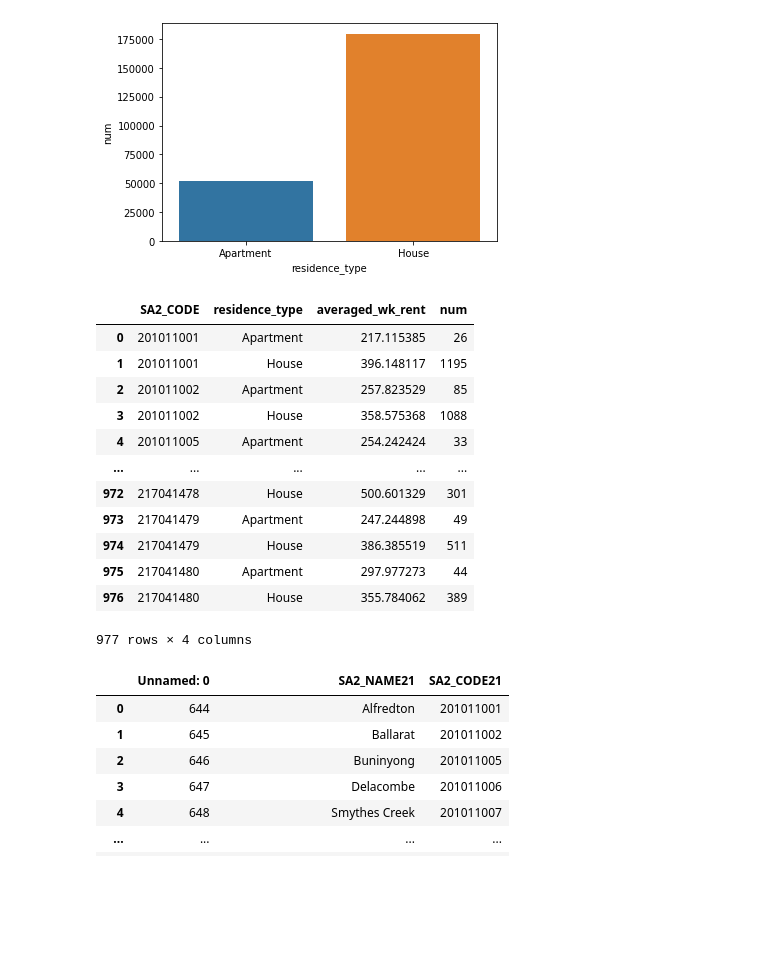
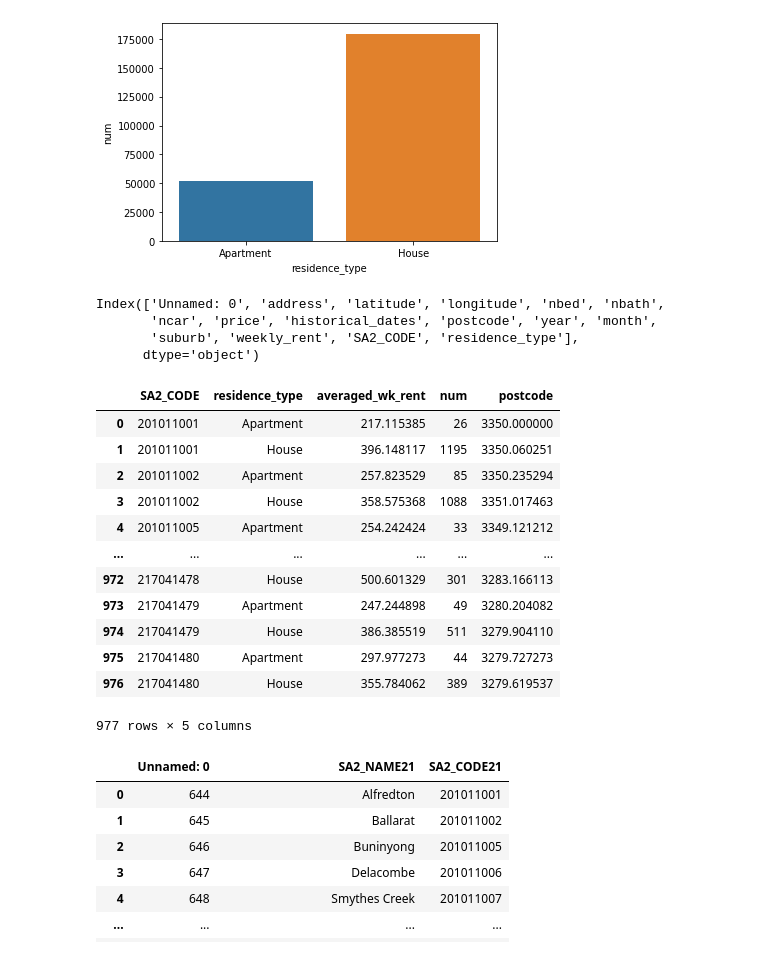
Before and after one commit to MAST30034-Applied-Data-Science/generic-real-estate-consulting-project-group-43, a Jupyter notebook: notebooks/preliminary_property.ipynb, the cells around one changed output. Drawn from its saved outputs; the diff is of its cells as text; code cells hidden in the pictures; blank space fills up the shorter version.

```diff
--- a/notebooks/preliminary_property.ipynb
+++ b/notebooks/preliminary_property.ipynb
@@ -52,33 +52,40 @@ ax = sns.barplot(
 )
 # %% [output]
 [figure]
+# %%
+df.columns
+# %% [output]
+Index(['Unnamed: 0', 'address', 'latitude', 'longitude', 'nbed', 'nbath',
+       'ncar', 'price', 'historical_dates', 'postcode', 'year', 'month',
+       'suburb', 'weekly_rent', 'SA2_CODE', 'residence_type'],
+      dtype='object')
 # %%
 
-sa2_df = df[['residence_type', 'year','weekly_rent','postcode','SA2_CODE']]\
+sa2_df = df[['residence_type', 'year','weekly_rent','postcode','SA2_CODE','Unnamed: 0']]\
         .groupby(['SA2_CODE' ,'residence_type'],as_index = False) \
         .agg(
             {\
                 'weekly_rent': 'mean', # count number of instances from sample
-                'postcode': 'count'
+                'Unnamed: 0': 'count',
             }
         ) \
-        .rename({'postcode': 'num','weekly_rent': 'averaged_wk_rent' }, axis=1)
+        .rename({'Unnamed: 0': 'num','weekly_rent': 'averaged_wk_rent' }, axis=1)
 
 sa2_df
 # %% [output]
-|  | SA2_CODE | residence_type | averaged_wk_rent | num |
-| 0 | 201011001 | Apartment | 217.115385 | 26 |
-| 1 | 201011001 | House | 396.148117 | 1195 |
-| 2 | 201011002 | Apartment | 257.823529 | 85 |
-| 3 | 201011002 | House | 358.575368 | 1088 |
-| 4 | 201011005 | Apartment | 254.242424 | 33 |
-| ... | ... | ... | ... | ... |
-| 972 | 217041478 | House | 500.601329 | 301 |
-| 973 | 217041479 | Apartment | 247.244898 | 49 |
-| 974 | 217041479 | House | 386.385519 | 511 |
-| 975 | 217041480 | Apartment | 297.977273 | 44 |
-| 976 | 217041480 | House | 355.784062 | 389 |
+|  | SA2_CODE | residence_type | averaged_wk_rent | num | postcode |
+| 0 | 201011001 | Apartment | 217.115385 | 26 | 3350.000000 |
+| 1 | 201011001 | House | 396.148117 | 1195 | 3350.060251 |
+| 2 | 201011002 | Apartment | 257.823529 | 85 | 3350.235294 |
+| 3 | 201011002 | House | 358.575368 | 1088 | 3351.017463 |
+| 4 | 201011005 | Apartment | 254.242424 | 33 | 3349.121212 |
+| ... | ... | ... | ... | ... | ... |
+| 972 | 217041478 | House | 500.601329 | 301 | 3283.166113 |
+| 973 | 217041479 | Apartment | 247.244898 | 49 | 3280.204082 |
+| 974 | 217041479 | House | 386.385519 | 511 | 3279.904110 |
+| 975 | 217041480 | Apartment | 297.977273 | 44 | 3279.727273 |
+| 976 | 217041480 | House | 355.784062 | 389 | 3279.619537 |
-977 rows × 4 columns
+977 rows × 5 columns
 # %%
 sa2_df_a = sa2_df[sa2_df.residence_type == 'Apartment']
 sa2_df_h = sa2_df[sa2_df.residence_type == 'House']
```
Also changed, not shown: parts of 3 cells of this notebook, 4 other files.
